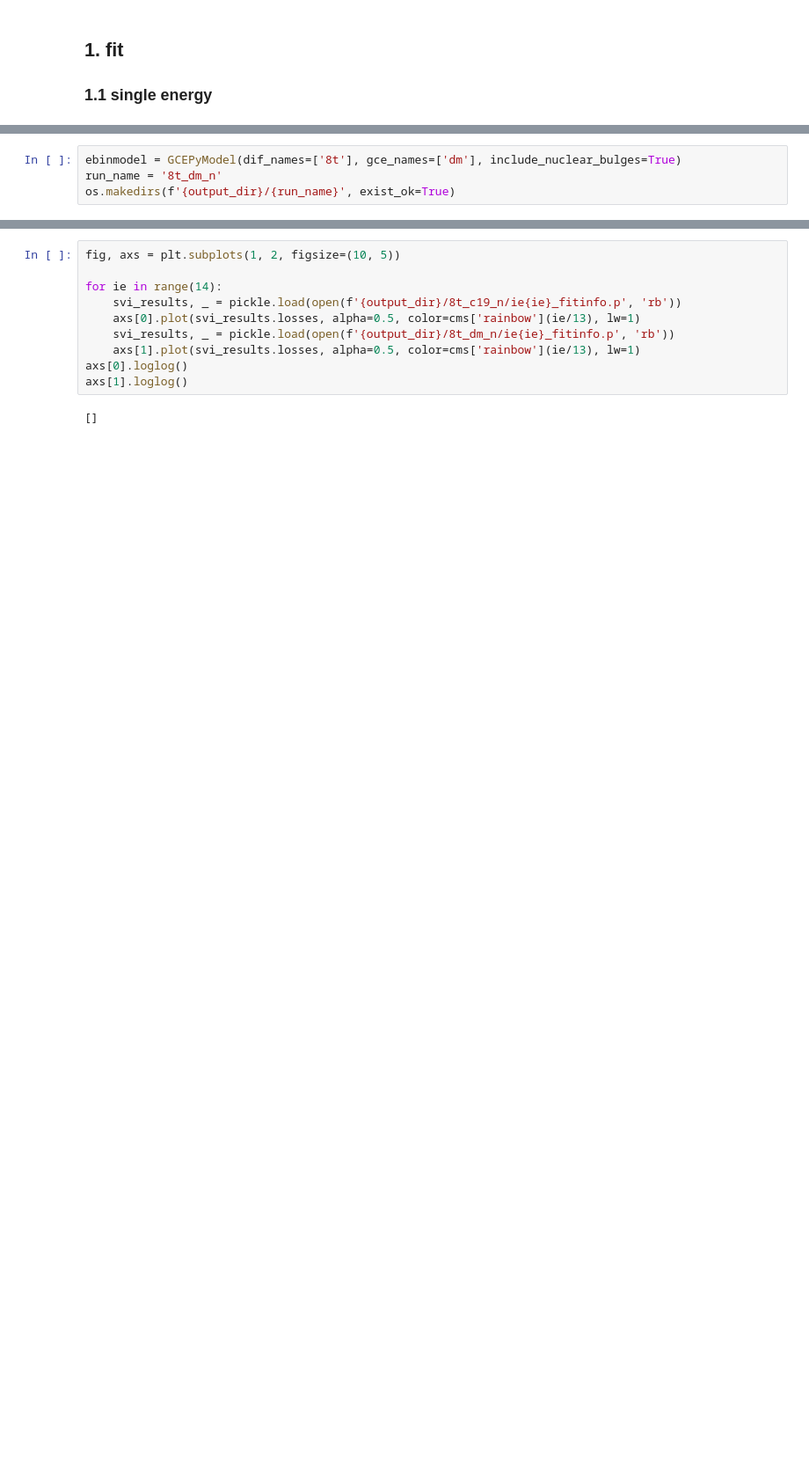
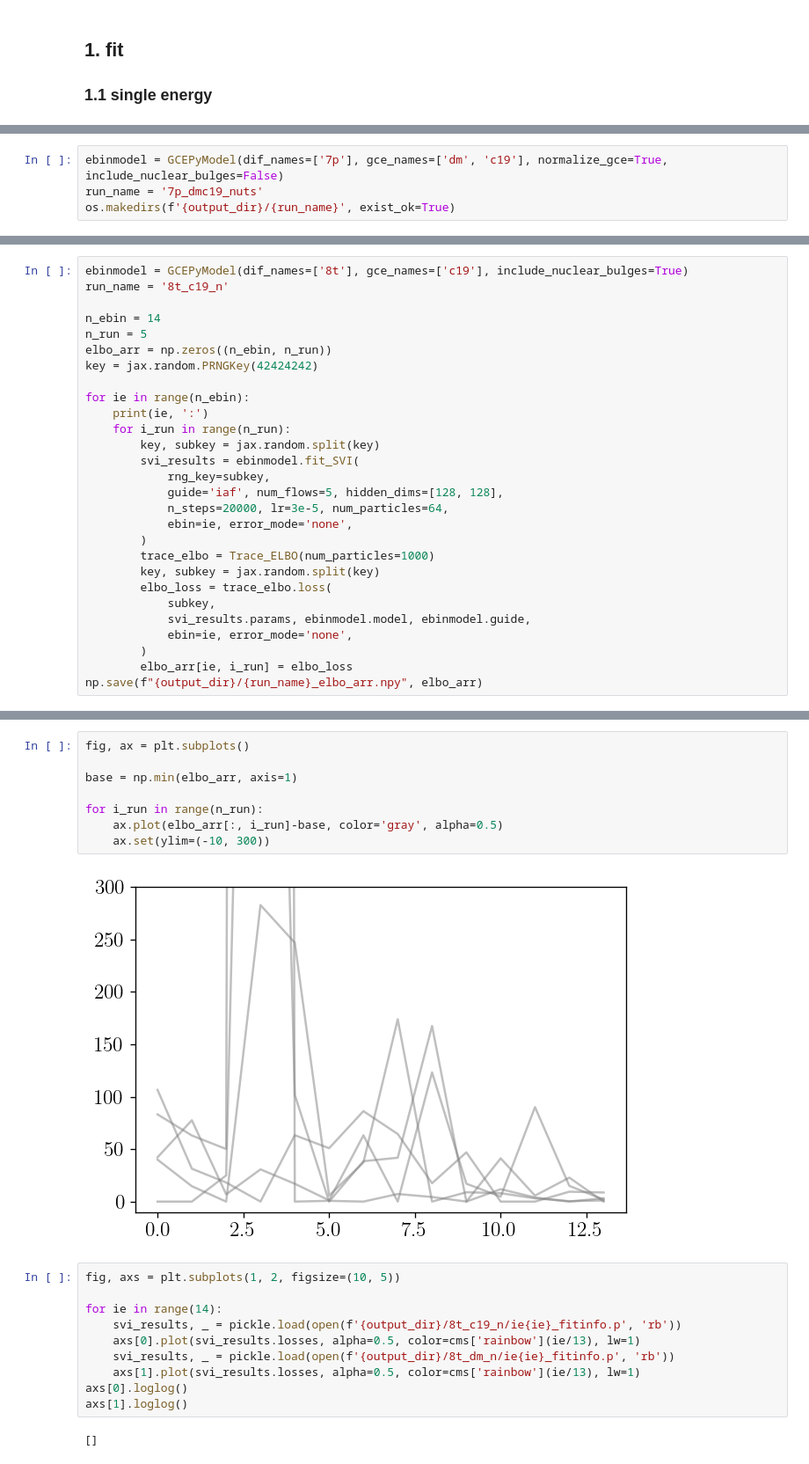
Before and after one commit to yitiansun/gce-prob-prog, a Jupyter notebook: notebooks/3_fit_gcepy.ipynb, the cells around one changed output, grey strips where cells are left out. Shown at 88% size. Drawn from its saved outputs; the diff is of its cells as text; blank space fills up the shorter version.

```diff
--- a/notebooks/3_fit_gcepy.ipynb
+++ b/notebooks/3_fit_gcepy.ipynb
@@ -70,5 +48,5 @@ plt.imshow(np.flipud(m.temps['nsc'][5]))
 # %%
-ebinmodel = GCEPyModel(dif_names=['8t'], gce_names=['dm'], include_nuclear_bulges=True)
-run_name = '8t_dm_n'
+ebinmodel = GCEPyModel(dif_names=['7p'], gce_names=['dm', 'c19'], normalize_gce=True, include_nuclear_bulges=False)
+run_name = '7p_dmc19_nuts'
 os.makedirs(f'{output_dir}/{run_name}', exist_ok=True)
 # %%
@@ -114,0 +91,28 @@ for ie in range(14):
+# %%
+ebinmodel = GCEPyModel(dif_names=['8t'], gce_names=['c19'], include_nuclear_bulges=True)
+run_name = '8t_c19_n'
+
+n_ebin = 14
+n_run = 5
+elbo_arr = np.zeros((n_ebin, n_run))
+key = jax.random.PRNGKey(42424242)
+
+for ie in range(n_ebin):
+    print(ie, ':')
+    for i_run in range(n_run):
+        key, subkey = jax.random.split(key)
+        svi_results = ebinmodel.fit_SVI(
+            rng_key=subkey,
+            guide='iaf', num_flows=5, hidden_dims=[128, 128],
+            n_steps=20000, lr=3e-5, num_particles=64,
+            ebin=ie, error_mode='none',
+        )
+        trace_elbo = Trace_ELBO(num_particles=1000)
+        key, subkey = jax.random.split(key)
+        elbo_loss = trace_elbo.loss(
+            subkey,
+            svi_results.params, ebinmodel.model, ebinmodel.guide,
+            ebin=ie, error_mode='none',
+        )
+        elbo_arr[ie, i_run] = elbo_loss
+np.save(f"{output_dir}/{run_name}_elbo_arr.npy", elbo_arr)
@@ -115,3 +122,13 @@ for ie in range(14):
+# %%
+fig, ax = plt.subplots()
+
+base = np.min(elbo_arr, axis=1)
+
+for i_run in range(n_run):
+    ax.plot(elbo_arr[:, i_run]-base, color='gray', alpha=0.5)
+    ax.set(ylim=(-10, 300))
+# %% [output]
+[figure, added]
 # %%
 fig, axs = plt.subplots(1, 2, figsize=(10, 5))
 
```
Also changed, not shown: parts of 8 cells of this notebook, 3 other files.
